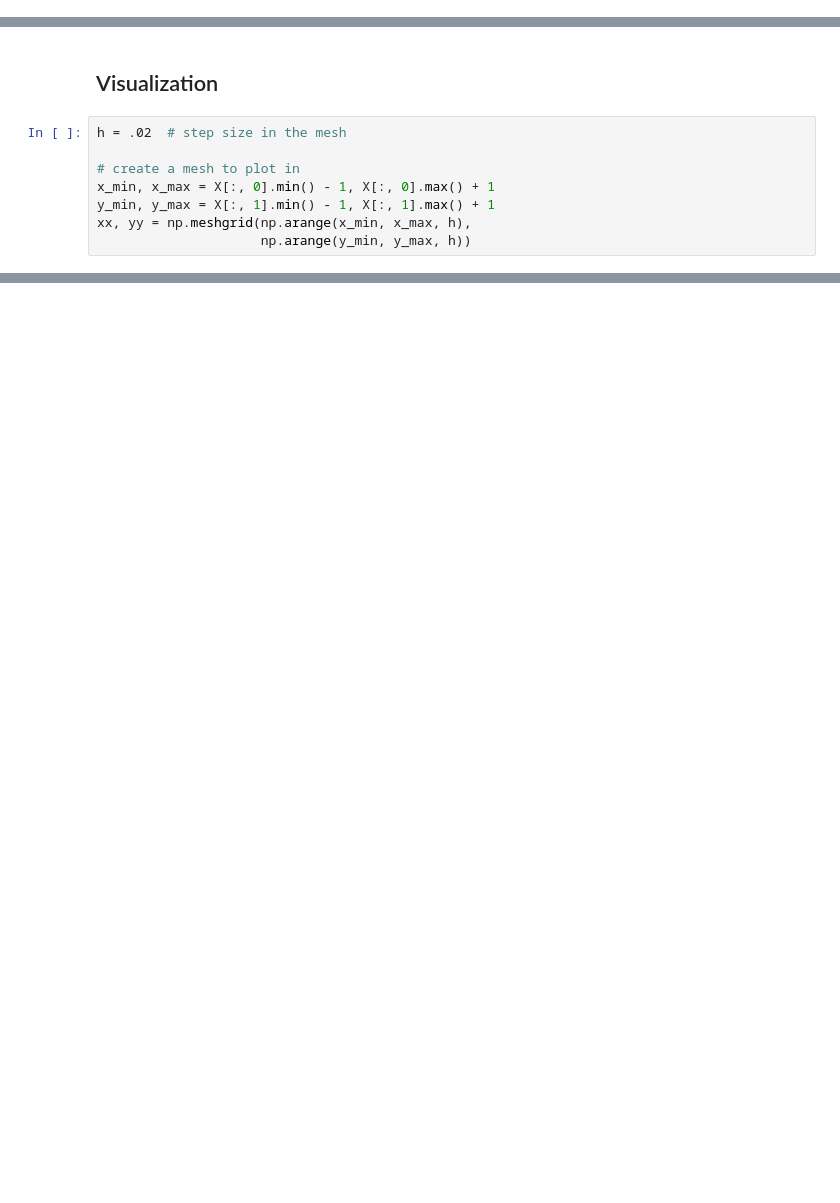
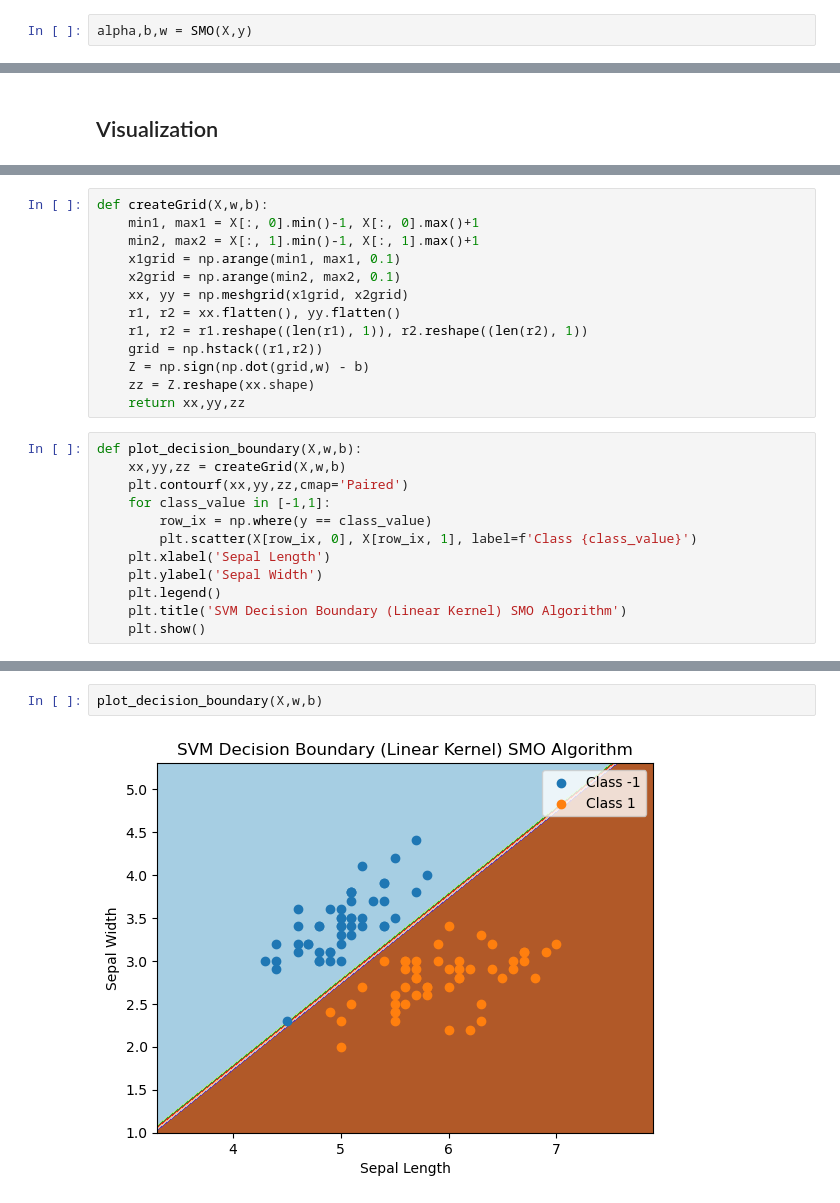
Before and after one commit to LidorErez98/Learning, a Jupyter notebook: SVM/Support Vector Machine.ipynb, the cells around one changed output, grey strips where cells are left out. Cells and saved outputs as stored; diff of their text form; blank space fills up the shorter version.

```diff
--- a/SVM/Support Vector Machine.ipynb
+++ b/SVM/Support Vector Machine.ipynb
@@ -150,0 +314,2 @@ poly_y_hat = svm_poly.predict(x_test)
+# %%
+alpha,b,w = SMO(X,y)
@@ -151,10 +322,2 @@ poly_y_hat = svm_poly.predict(x_test)
 # %% [markdown]
 ## Visualization
-# %%
-h = .02  # step size in the mesh
-
-# create a mesh to plot in
-x_min, x_max = X[:, 0].min() - 1, X[:, 0].max() + 1
-y_min, y_max = X[:, 1].min() - 1, X[:, 1].max() + 1
-xx, yy = np.meshgrid(np.arange(x_min, x_max, h),
-                     np.arange(y_min, y_max, h))
@@ -203,0 +324,25 @@ The SVM algorithm seem to successfuly classify the Iris dataset. The decision bo
+# %%
+def createGrid(X,w,b):
+    min1, max1 = X[:, 0].min()-1, X[:, 0].max()+1
+    min2, max2 = X[:, 1].min()-1, X[:, 1].max()+1
+    x1grid = np.arange(min1, max1, 0.1)
+    x2grid = np.arange(min2, max2, 0.1)
+    xx, yy = np.meshgrid(x1grid, x2grid)
+    r1, r2 = xx.flatten(), yy.flatten()
+    r1, r2 = r1.reshape((len(r1), 1)), r2.reshape((len(r2), 1))
+    grid = np.hstack((r1,r2))
+    Z = np.sign(np.dot(grid,w) - b)
+    zz = Z.reshape(xx.shape)
+    return xx,yy,zz
+# %%
+def plot_decision_boundary(X,w,b):
+    xx,yy,zz = createGrid(X,w,b)
+    plt.contourf(xx,yy,zz,cmap='Paired')
+    for class_value in [-1,1]:
+        row_ix = np.where(y == class_value)
+        plt.scatter(X[row_ix, 0], X[row_ix, 1], label=f'Class {class_value}')
+    plt.xlabel('Sepal Length')
+    plt.ylabel('Sepal Width')
+    plt.legend()
+    plt.title('SVM Decision Boundary (Linear Kernel) SMO Algorithm')
+    plt.show()
@@ -203,0 +359,4 @@ The SVM algorithm seem to successfuly classify the Iris dataset. The decision bo
+# %%
+plot_decision_boundary(X,w,b)
+# %% [output]
+[figure, added]
```
Also changed, not shown: parts of 33 cells of this notebook, 2 other files.
